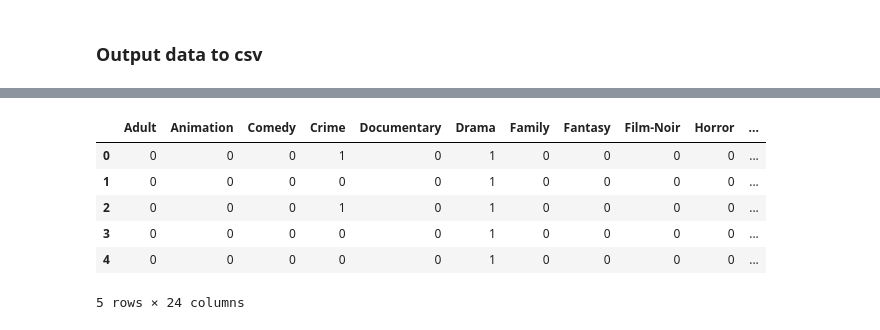
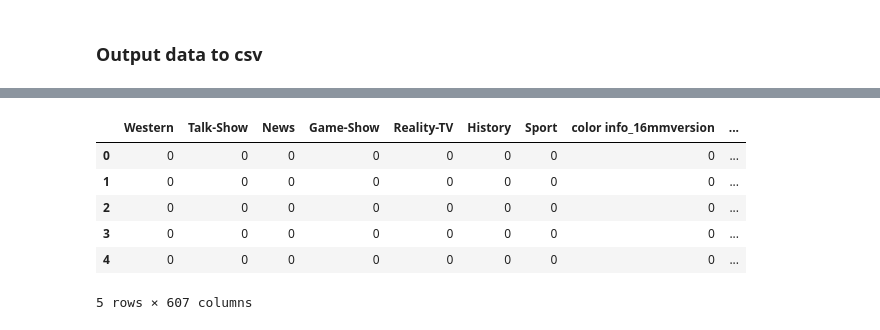
Before and after one commit to cocochrane/CS109B_FinalProject, a Jupyter notebook: IMDB Data cleaning and processing.ipynb, the cells around one changed output, grey strips where cells are left out. Saved outputs shown, nothing was run; the diff lists cells and outputs as text; code cells hidden in the pictures.

```diff
--- a/IMDB Data cleaning and processing.ipynb
+++ b/IMDB Data cleaning and processing.ipynb
@@ -16,7 +16,8 @@ import numpy as np
 # %%
 imdb_data_1 = pd.read_csv("imdb_full_dataset_0_35999.csv")
 imdb_data_2 = pd.read_csv("imdb_full_dataset_36000_36599.csv")
-imdb_data_3 = pd.read_csv("all-results.tsv", sep='\t')
+cols = imdb_data_1.columns
+imdb_data_3 = pd.read_csv("all-results.tsv", sep='\t', header=None, names = cols[1:])
 print(imdb_data_1.shape)
 print(imdb_data_2.shape)
 print(imdb_data_3.shape)
@@ -258,12 +259,12 @@ final_output.ix[:,20:30].head()
 # %%
-final_output.ix[:,30:].head()
+final_output.ix[:,40:].head()
 # %% [output]
-|  | Adult | Animation | Comedy | Crime | Documentary | Drama | Family | Fantasy | Film-Noir | Horror | ... |
-| 0 | 0 | 0 | 0 | 1 | 0 | 1 | 0 | 0 | 0 | 0 | ... |
-| 1 | 0 | 0 | 0 | 0 | 0 | 1 | 0 | 0 | 0 | 0 | ... |
-| 2 | 0 | 0 | 0 | 1 | 0 | 1 | 0 | 0 | 0 | 0 | ... |
-| 3 | 0 | 0 | 0 | 0 | 0 | 1 | 0 | 0 | 0 | 0 | ... |
-| 4 | 0 | 0 | 0 | 0 | 0 | 1 | 0 | 0 | 0 | 0 | ... |
+|  | Western | Talk-Show | News | Game-Show | Reality-TV | History | Sport | color info_16mmversion | ... |
+| 0 | 0 | 0 | 0 | 0 | 0 | 0 | 0 | 0 | ... |
+| 1 | 0 | 0 | 0 | 0 | 0 | 0 | 0 | 0 | ... |
+| 2 | 0 | 0 | 0 | 0 | 0 | 0 | 0 | 0 | ... |
+| 3 | 0 | 0 | 0 | 0 | 0 | 0 | 0 | 0 | ... |
+| 4 | 0 | 0 | 0 | 0 | 0 | 0 | 0 | 0 | ... |
-5 rows × 24 columns
+5 rows × 607 columns
 # %%
 final_output.to_csv("imdb_tmdb_full_dataset_clean.csv")
```
Also changed, not shown: parts of 16 cells of this notebook.
